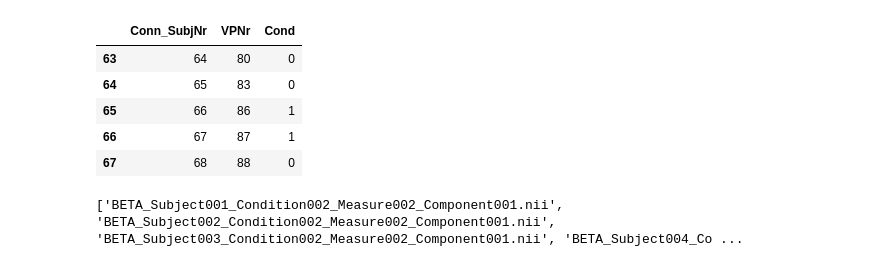
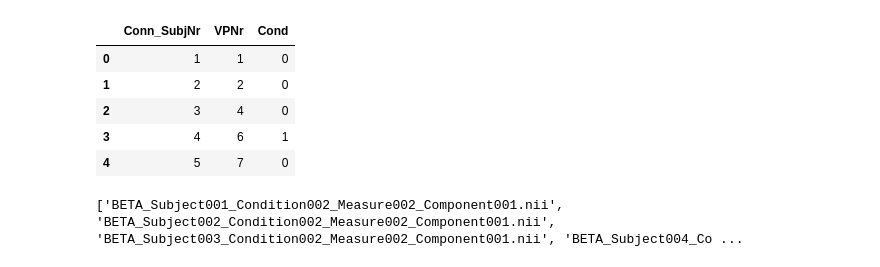
Before and after one commit to tahendry/master_thesis, a Jupyter notebook: MVPA_data_prep_for_CNN.ipynb, the cells around one changed output. Drawn from its saved outputs; the diff is of its cells as text; code cells hidden in the pictures.

```diff
--- a/MVPA_data_prep_for_CNN.ipynb
+++ b/MVPA_data_prep_for_CNN.ipynb
@@ -27,21 +28,26 @@ from tensorflow.keras import layers, regularizers, callbacks
+# %%
+# path to data
+
+# data_path = "X:/MasterThesis_Reto"
+data_path = "C:/Users/tahendry/Desktop/Masterthesis_Reto/"
 # %%
 # read in the excel-file with the labels
-label_path = "X:/MasterThesis_Reto"
 label_file = "Conn_IDs_Matching.xlsx"
+
 # read excel with only the first three columns
-label_df = (pd.read_excel(os.path.join(label_path, label_file),
+label_df = (pd.read_excel(os.path.join(data_path, label_file),
                             usecols=[0, 1, 2])
             .replace({"Cond": {1: 0}})
             .replace({"Cond": {2: 1}})
             )
 
-label_df[-5:]
+label_df.head()
 # %% [output]
 |  | Conn_SubjNr | VPNr | Cond |
-| 63 | 64 | 80 | 0 |
-| 64 | 65 | 83 | 0 |
-| 65 | 66 | 86 | 1 |
-| 66 | 67 | 87 | 1 |
-| 67 | 68 | 88 | 0 |
+| 0 | 1 | 1 | 0 |
+| 1 | 2 | 2 | 0 |
+| 2 | 3 | 4 | 0 |
+| 3 | 4 | 6 | 1 |
+| 4 | 5 | 7 | 0 |
 # %%
 # read MVPA data
```
Also changed, not shown: parts of 8 cells of this notebook, 1 other file.
